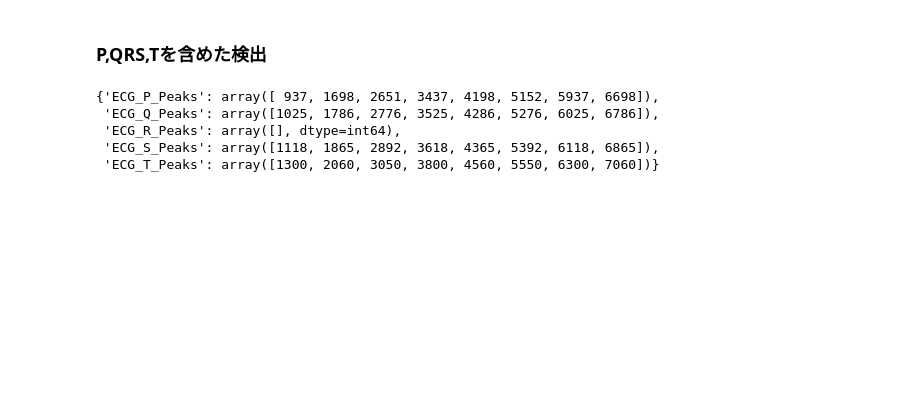
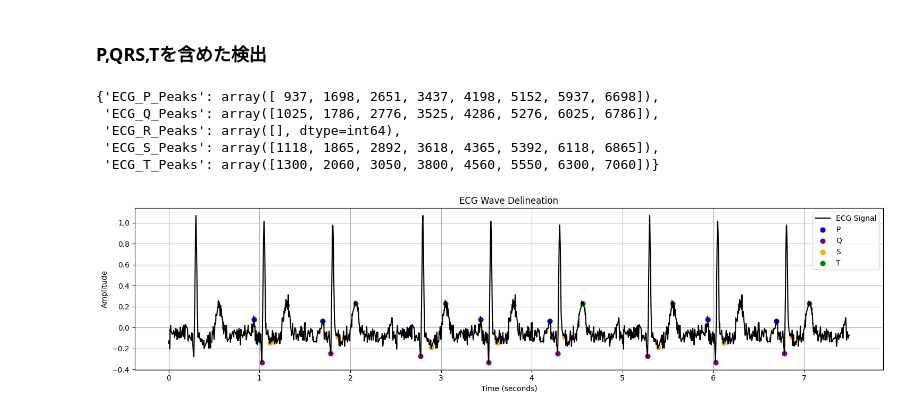
Before and after one commit to yohehe/ECG-Analysis, a Jupyter notebook: notebooks/05_neurokitつかいかた.ipynb, the cells around one changed output. Saved outputs shown, nothing was run; the diff lists cells and outputs as text; code cells hidden in the pictures; blank space fills up the shorter version.

```diff
--- a/notebooks/05_neurokitつかいかた.ipynb
+++ b/notebooks/05_neurokitつかいかた.ipynb
@@ -210,0 +213,14 @@ Rピーク間隔: [758]
+# %%
+signal = extract_lead_signal(ecg_df, lead="I")
+print("shape of signal:",signal.shape)
+
+# np.tileでわざと時間軸方向に増幅
+signal = np.tile(signal, 3)
+print("shape of signal after np.tile:",signal.shape)
+
+
+r_result = detect_r_peaks(signal, fs=1000)
+rpeaks = r_result["rpeaks"]
+print("rpeaks:", rpeaks)
+print("Rピーク数:", len(rpeaks))
+print("Rピーク間隔:", np.diff(rpeaks))
@@ -290,3 +346,7 @@ def plot_ecg_waves(signal: np.ndarray, wave_peaks: dict, fs: int = 1000, title:
     plt.grid(True)
     plt.tight_layout()
     plt.show()
+# %%
+plot_ecg_waves(signal, result)
+# %% [output]
+[figure, added]
```
Also changed, not shown: parts of 125 cells of this notebook.
